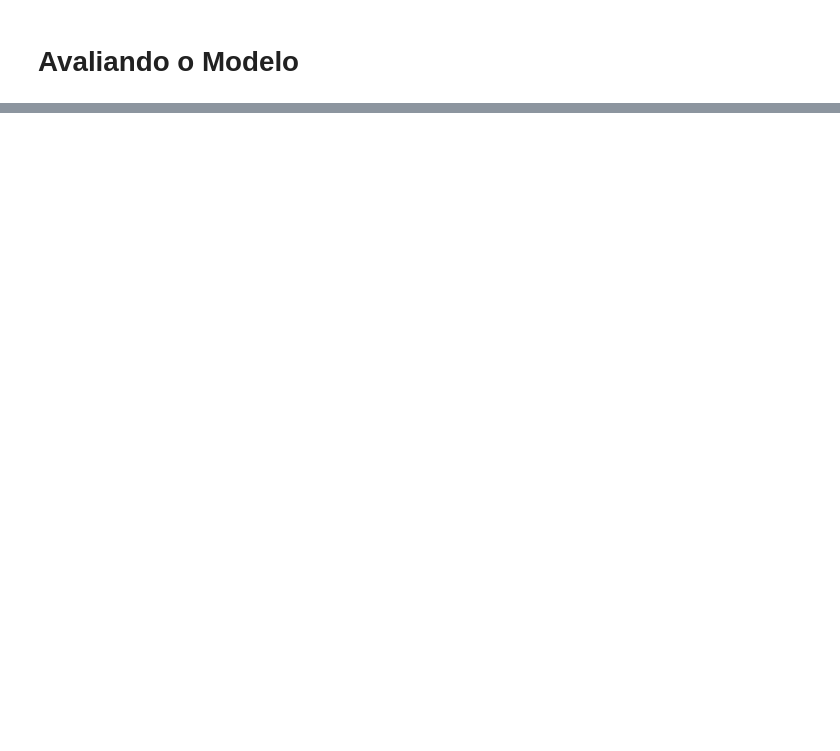
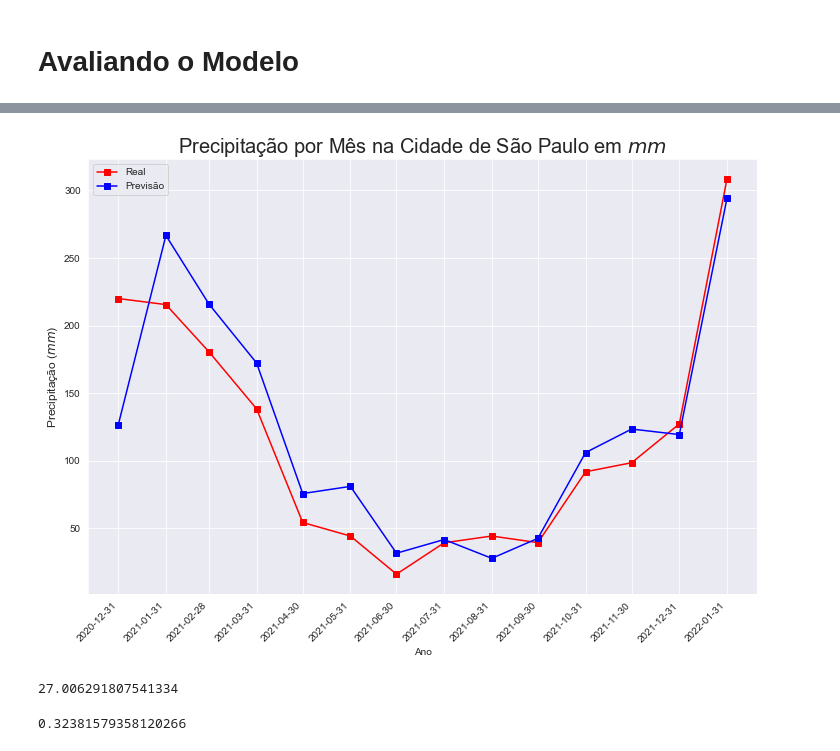
Before and after one commit to matheus-alv/time_series_precipitation, a Jupyter notebook: prophet_rainfall.ipynb, the cells around one changed output, grey strips where cells are left out. Saved outputs shown, nothing was run; the diff lists cells and outputs as text; code cells hidden in the pictures; blank space fills up the shorter version.

```diff
--- a/prophet_rainfall.ipynb
+++ b/prophet_rainfall.ipynb
@@ -170,0 +161,3 @@ smape(real_value, pred_value) * 100
+# %%
+#substituindo o valor de teste pela média de dezembro e refazendo o gráfico
+test.at[443,'Precipitation'] = 220
@@ -170,0 +182,30 @@ smape(real_value, pred_value) * 100
+# %%
+fig = plt.figure(figsize=(12, 8))
+
+plt.plot(test.Date, test.Precipitation, 's-r')
+plt.plot(previsao.Date, previsao.Precipitation, 's-b')
+
+plt.title('Precipitação por Mês na Cidade de São Paulo em $mm$', fontsize=20)
+
+plt.ylabel('Precipitação ($mm$)', fontsize=12)
+plt.xlabel('Ano')
+plt.legend(['Real', 'Previsão']);
+
+import matplotlib.dates as mdates
+months = mdates.MonthLocator(interval=1, bymonthday=-1)
+plt.gca().xaxis.set_major_locator(months)
+plt.gca().xaxis.set_major_formatter(mdates.DateFormatter('%Y-%m-%d'))
+plt.xticks(rotation=45, ha='right')
+plt.show()
+# %% [output]
+[figure, added]
+# %%
+real_value = np.array(test['Precipitation'])
+smape(real_value, pred_value) * 100
+# %% [output]
+27.006291807541334
+# %%
+mase = MeanAbsoluteScaledError()
+mase(real_value, pred_value, y_train = train['Precipitation'])
+# %% [output]
+0.32381579358120266
```
Also changed, not shown: parts of 18 cells of this notebook.
